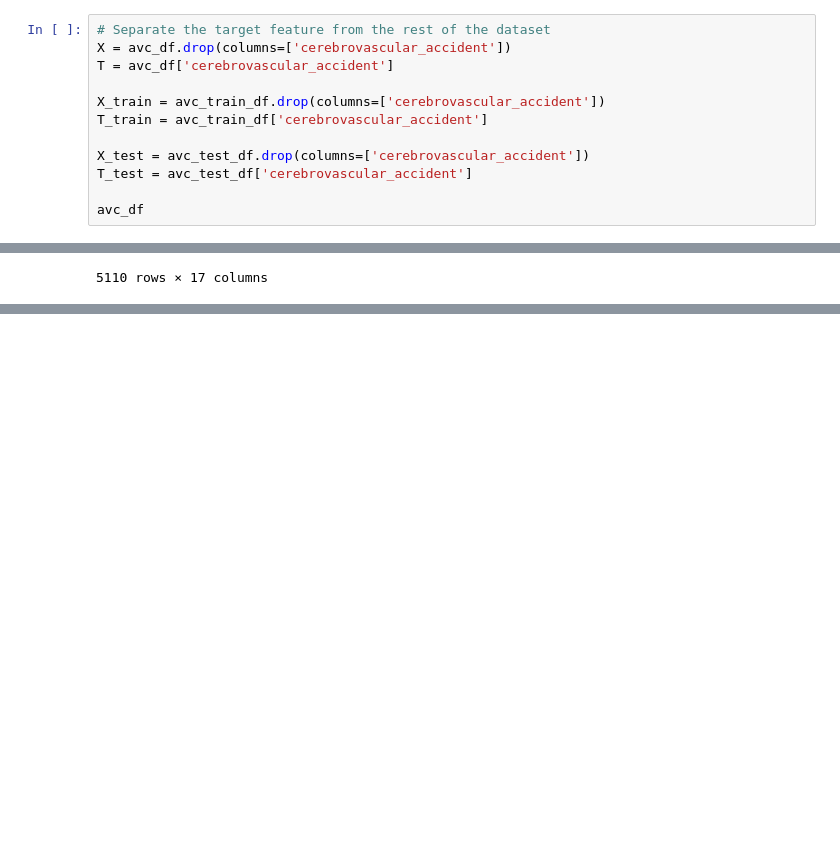
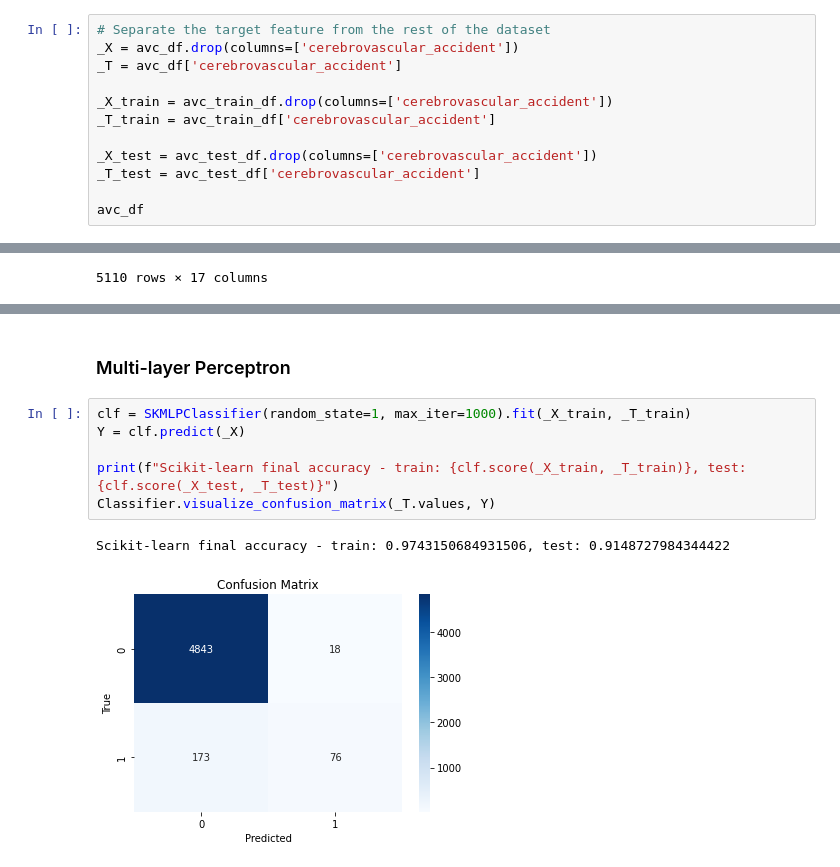
Before and after one commit to avramstefan/DS-Salary-AVC, a Jupyter notebook: main.ipynb, the cells around one changed output, grey strips where cells are left out. Saved outputs shown, nothing was run; the diff lists cells and outputs as text; blank space fills up the shorter version.

```diff
--- a/main.ipynb
+++ b/main.ipynb
@@ -1055,14 +1138,14 @@ avc_train_df = pd.concat([pd.Series(1, index=avc_train_df.index, name='00'), avc
 avc_test_df = pd.concat([pd.Series(1, index=avc_test_df.index, name='00'), avc_test_df], axis=1)
 # %%
 # Separate the target feature from the rest of the dataset
-X = avc_df.drop(columns=['cerebrovascular_accident'])
-T = avc_df['cerebrovascular_accident']
+_X = avc_df.drop(columns=['cerebrovascular_accident'])
+_T = avc_df['cerebrovascular_accident']
 
-X_train = avc_train_df.drop(columns=['cerebrovascular_accident'])
-T_train = avc_train_df['cerebrovascular_accident']
+_X_train = avc_train_df.drop(columns=['cerebrovascular_accident'])
+_T_train = avc_train_df['cerebrovascular_accident']
 
-X_test = avc_test_df.drop(columns=['cerebrovascular_accident'])
-T_test = avc_test_df['cerebrovascular_accident']
+_X_test = avc_test_df.drop(columns=['cerebrovascular_accident'])
+_T_test = avc_test_df['cerebrovascular_accident']
 
 avc_df
 # %% [output]
@@ -1102,3 +1187,14 @@ LogisticRegression.visualize_confusion_matrix(T.values, Y)
 # %% [output]
 Scikit-learn final accuracy - train: 0.9567025440313112, test: 0.9256360078277887
 [figure]
+# %% [markdown]
+### Multi-layer Perceptron
+# %%
+clf = SKMLPClassifier(random_state=1, max_iter=1000).fit(_X_train, _T_train)
+Y = clf.predict(_X)
+
+print(f"Scikit-learn final accuracy - train: {clf.score(_X_train, _T_train)}, test: {clf.score(_X_test, _T_test)}")
+Classifier.visualize_confusion_matrix(_T.values, Y)
+# %% [output]
+Scikit-learn final accuracy - train: 0.9743150684931506, test: 0.9148727984344422
+[figure, added]
```
Also changed, not shown: parts of 21 cells of this notebook.
